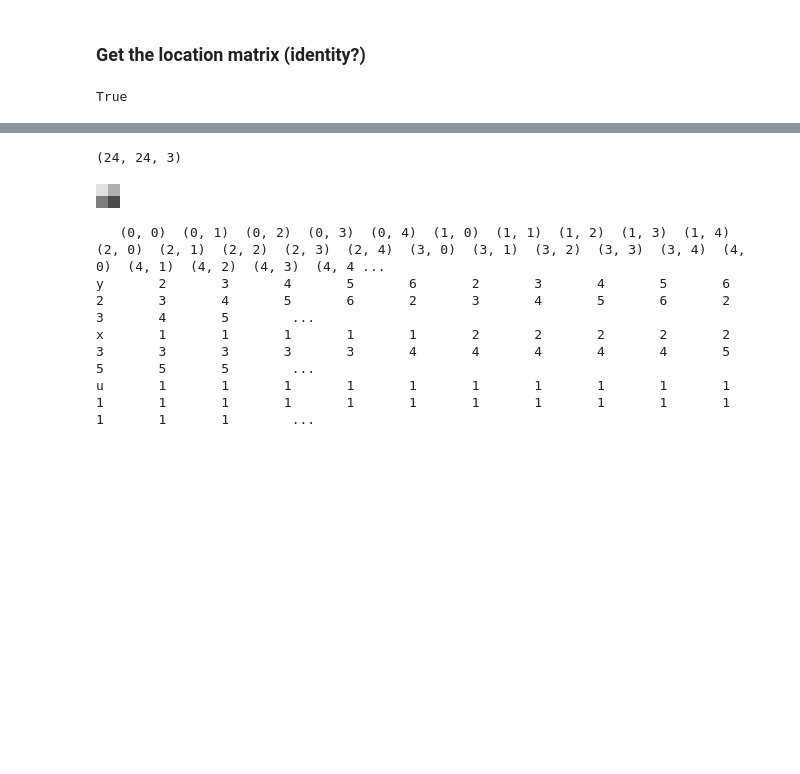
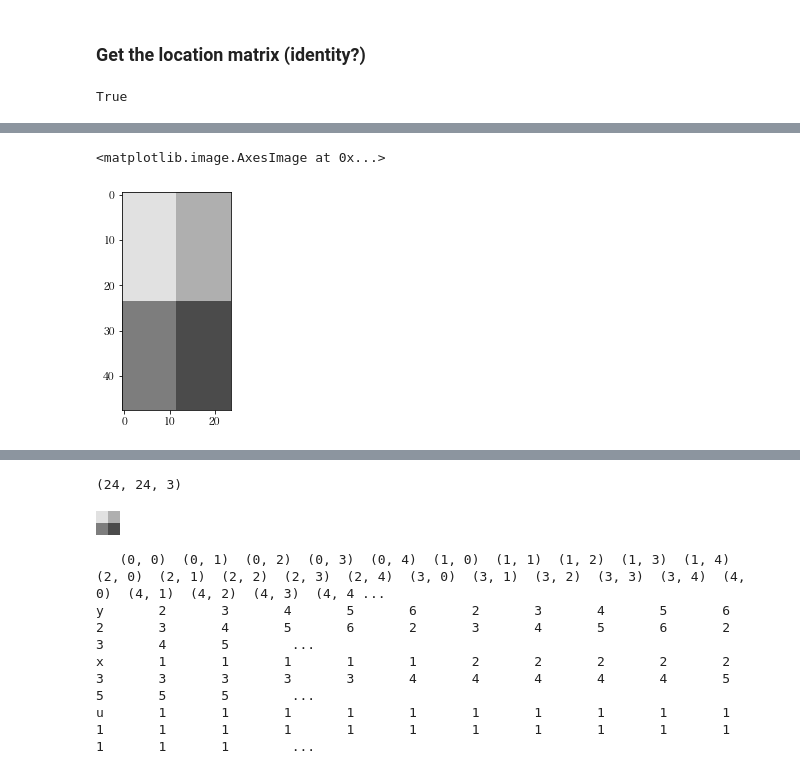
Before and after one commit to banbiossa/coding-the-matrix, a Jupyter notebook: notebooks/0.4_matrix.ipynb, the cells around one changed output, grey strips where cells are left out. Saved outputs shown, nothing was run; the diff lists cells and outputs as text; code cells hidden in the pictures; blank space fills up the shorter version.

```diff
--- a/notebooks/0.4_matrix.ipynb
+++ b/notebooks/0.4_matrix.ipynb
@@ -124,0 +132,5 @@ Mat([{'y', 'x', 'u'}, {(0, 1), (2, 4), (4, 0), (1, 2), (3, 4), (0, 4), (4, 3), (
+# %%
+show(scale(1, 2))
+# %% [output]
+<matplotlib.image.AxesImage at 0x...>
+[figure, added]
```
Also changed, not shown: parts of 37 cells of this notebook, 3 other files.
